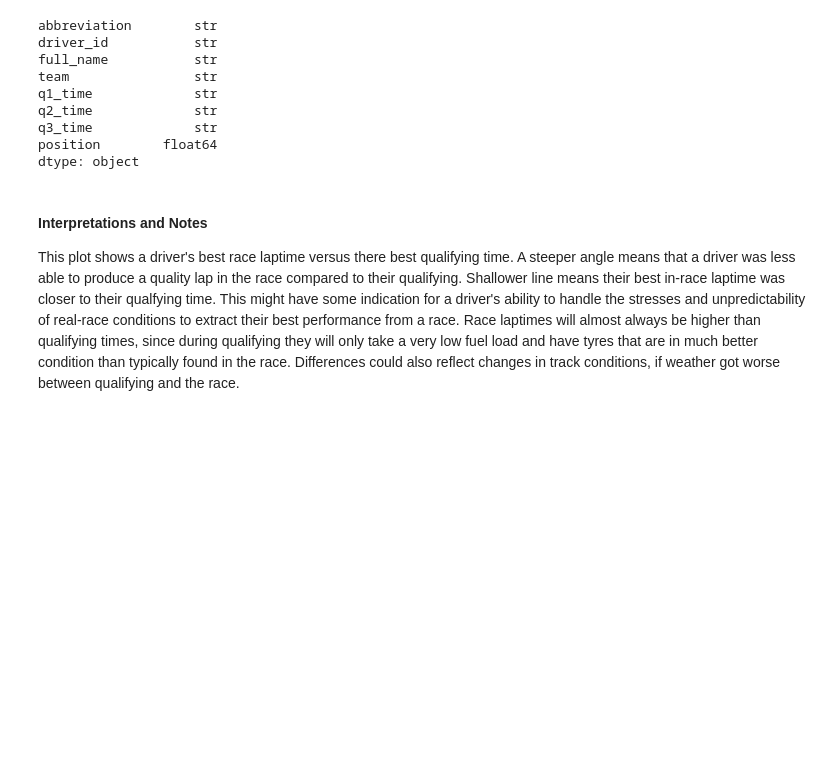
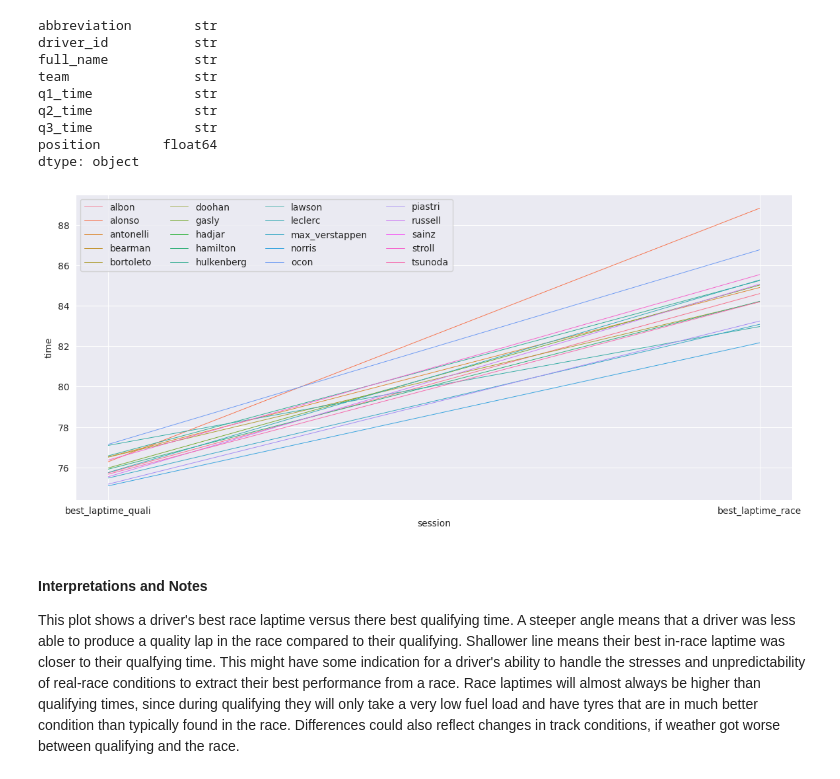
Before and after one commit to Toucanz/F1_Project, a Jupyter notebook: analysis.ipynb, the cells around one changed output. Saved outputs shown, nothing was run; the diff lists cells and outputs as text; code cells hidden in the pictures; blank space fills up the shorter version.

```diff
--- a/analysis.ipynb
+++ b/analysis.ipynb
@@ -160,29 +137,31 @@ dtype: object
 # %%
 # grabbing the fastest lap from the race grouped by driver ID, then turning that into a new dataframe and renaming columns
 fastest_laps_df = race_df.groupby("driver_id")["lap_time"].min().reset_index()
 fastest_laps_df.rename(columns={"lap_time": "best_laptime_race"}, inplace=True)
 
 #converting quali times to seconds and finding the minimum
-#quali_df[["q1_time", "q2_time", "q3_time"]] = quali_df[["q1_time", "q2_time", "q3_time"]].apply(convert_to_seconds)
+quali_df[["q1_time", "q2_time", "q3_time"]] = quali_df[["q1_time", "q2_time", "q3_time"]].apply(convert_to_seconds)
 quali_df["best_laptime_quali"] = quali_df[["q1_time", "q2_time","q3_time"]].min(axis=1) # axis=1 makes this min search go along the row, not down the column
 
 # Merging the two dataframes based on driver ID
 quali_race_comparison_df = pd.merge(fastest_laps_df, quali_df, on="driver_id")
 quali_race_comparison_df.head()
 
 # make the df in long format, required for seaborn to create a plot based on a set of variables we can use as x and y
 # Basically transforms the dataframe to have a single row lap or quali time to putting quali and race times in a single column variable, with a label for session
 quali_race_long = pd.melt(
     quali_race_comparison_df,
     id_vars=["driver_id"],
     value_vars=["best_laptime_quali", "best_laptime_race"],
     var_name="session",
     value_name="time"
 )
 plt.figure(figsize=(14,6))
 sns.lineplot(data=quali_race_long, x="session", y="time", hue="driver_id", linewidth=0.7)
 plt.legend(ncol=4)
 plt.show()
+# %% [output]
+[figure, added]
 # %% [markdown]
 #### Interpretations and Notes
 This plot shows a driver's best race laptime versus there best qualifying time. A steeper angle means that a driver was less able to produce a quality lap in the race compared to their qualifying. Shallower line means their best in-race laptime was closer to their qualfying time. This might have some indication for a driver's ability to handle the stresses and unpredictability of real-race conditions to extract their best performance from a race. Race laptimes will almost always be higher than qualifying times, since during qualifying they will only take a very low fuel load and have tyres that are in much better condition than typically found in the race. Differences could also reflect changes in track conditions, if weather got worse between qualifying and the race.
```
Also changed, not shown: parts of 2 cells of this notebook, 1 other file.
